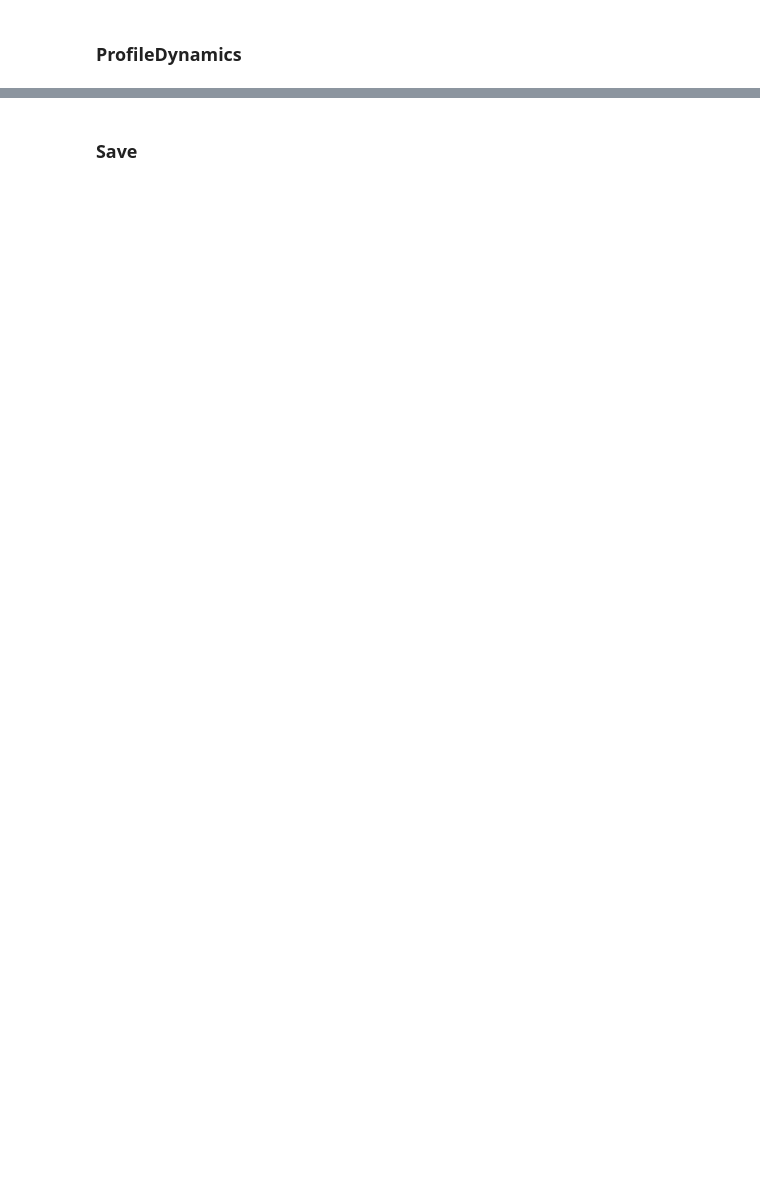
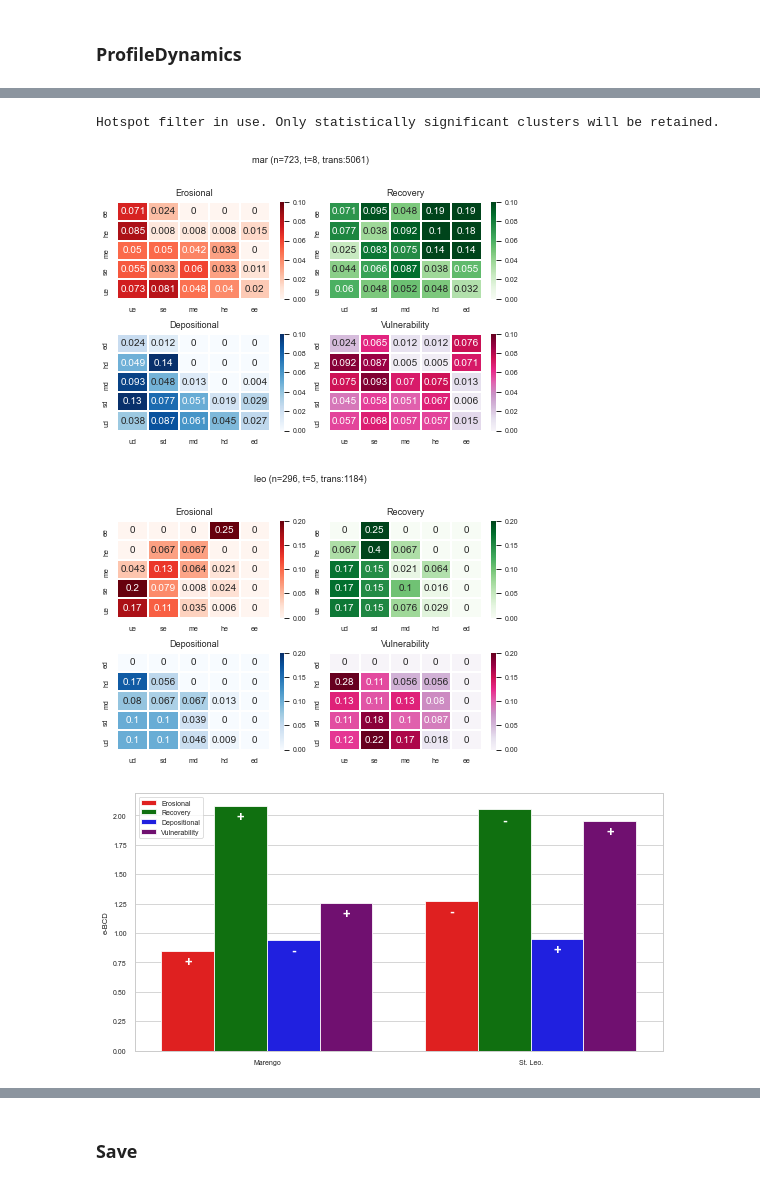
Before and after one commit to npucino/sandpyper, a Jupyter notebook: examples/Example_1_Profile_extraction-CLASS.ipynb, the cells around one changed output, grey strips where cells are left out. Drawn from its saved outputs; the diff is of its cells as text; code cells hidden in the pictures; blank space fills up the shorter version.

```diff
--- a/examples/Example_1_Profile_extraction-CLASS.ipynb
+++ b/examples/Example_1_Profile_extraction-CLASS.ipynb
@@ -516,0 +763,13 @@ D.BCD_compute_location(unique_field='geometry',mode='all', store_neg=True)
+# %%
+#hotspot
+
+D.BCD_compute_location("geometry","all",True, filterit='hotspot')
+
+
+D.plot_trans_matrices(relabel_dict)
+D.plot_location_ebcds()
+# %% [output]
+Hotspot filter in use. Only statistically significant clusters will be retained.
+[figure, added]
+[figure, added]
+[figure, added]
```
Also changed, not shown: parts of 37 cells of this notebook, 3 other files.
